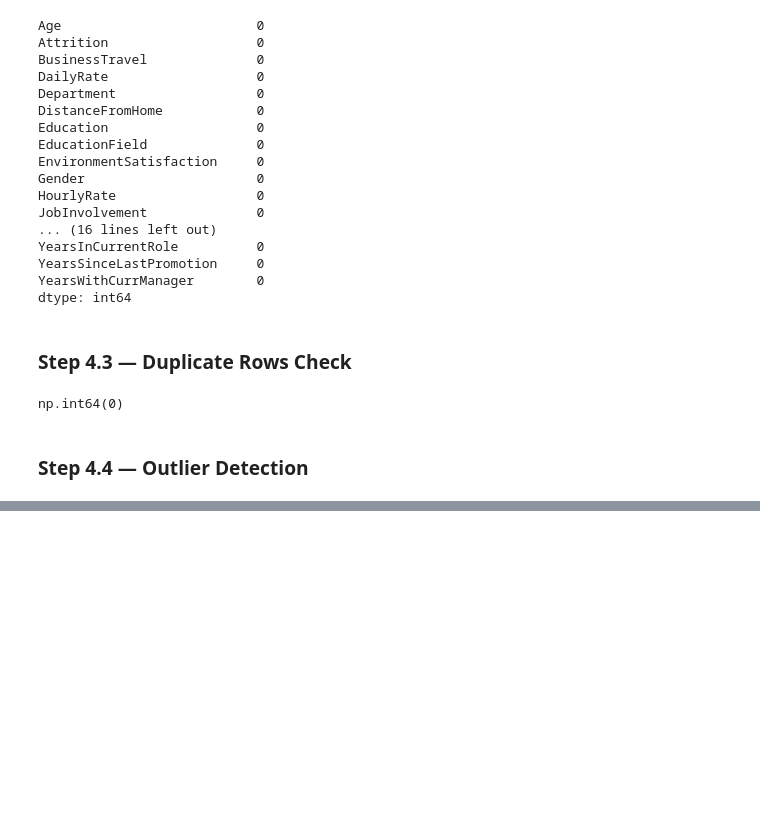
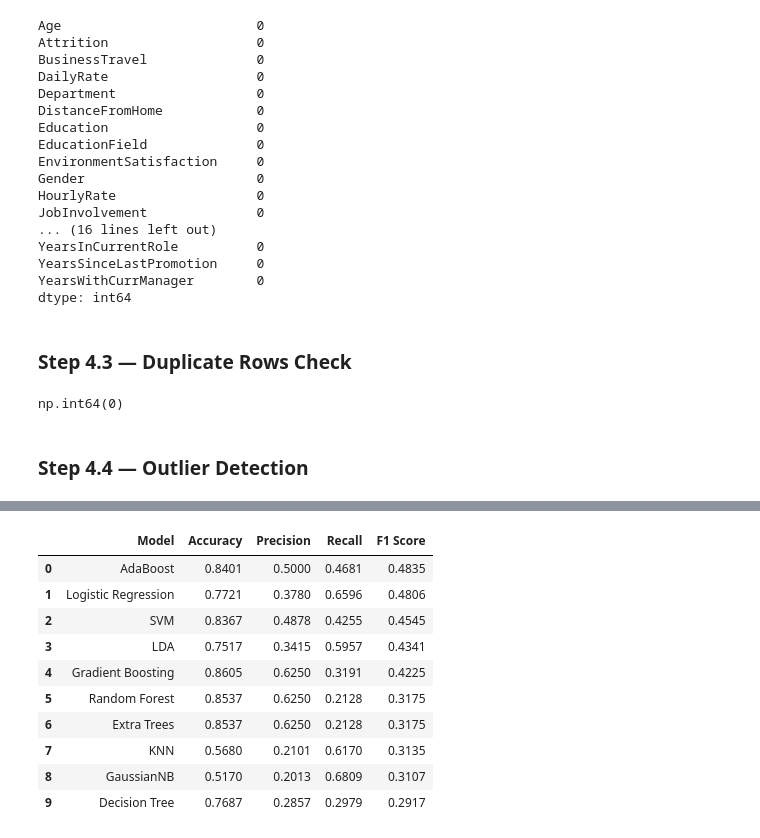
Before and after one commit to DEVELOPER-MANISH007/Kaggle-Notebook, a Jupyter notebook: 7. Notebook/Notebook/main.ipynb, the cells around one changed output, grey strips where cells are left out. Drawn from its saved outputs; the diff is of its cells as text; code cells hidden in the pictures; blank space fills up the shorter version.

```diff
--- a/7. Notebook/Notebook/main.ipynb
+++ b/7. Notebook/Notebook/main.ipynb
@@ -587,0 +973,12 @@ YearsWithCurrManager: 14 outliers
+# %%
+from imblearn.pipeline import Pipeline as ImbPipeline
+from imblearn.over_sampling import SMOTE
+smote_pipeline = ImbPipeline([
+    ("preprocessor", preprocessor),
+    ("smote", SMOTE(random_state=42)),
+    ("model", LogisticRegression(max_iter=1000))
+])
+
+smote_pipeline.fit(X_train, y_train)
+
+y_pred = smote_pipeline.predict(X_test)
@@ -587,0 +1046,21 @@ YearsWithCurrManager: 14 outliers
+# %%
+smote_results_df = pd.DataFrame(smote_results)
+
+smote_results_df = smote_results_df.sort_values(
+    by="F1 Score",
+    ascending=False
+).reset_index(drop=True)
+
+smote_results_df.round(4)
+# %% [output]
+|  | Model | Accuracy | Precision | Recall | F1 Score |
+| 0 | AdaBoost | 0.8401 | 0.5000 | 0.4681 | 0.4835 |
+| 1 | Logistic Regression | 0.7721 | 0.3780 | 0.6596 | 0.4806 |
+| 2 | SVM | 0.8367 | 0.4878 | 0.4255 | 0.4545 |
+| 3 | LDA | 0.7517 | 0.3415 | 0.5957 | 0.4341 |
+| 4 | Gradient Boosting | 0.8605 | 0.6250 | 0.3191 | 0.4225 |
+| 5 | Random Forest | 0.8537 | 0.6250 | 0.2128 | 0.3175 |
+| 6 | Extra Trees | 0.8537 | 0.6250 | 0.2128 | 0.3175 |
+| 7 | KNN | 0.5680 | 0.2101 | 0.6170 | 0.3135 |
+| 8 | GaussianNB | 0.5170 | 0.2013 | 0.6809 | 0.3107 |
+| 9 | Decision Tree | 0.7687 | 0.2857 | 0.2979 | 0.2917 |
```
Also changed, not shown: parts of 54 cells of this notebook.
